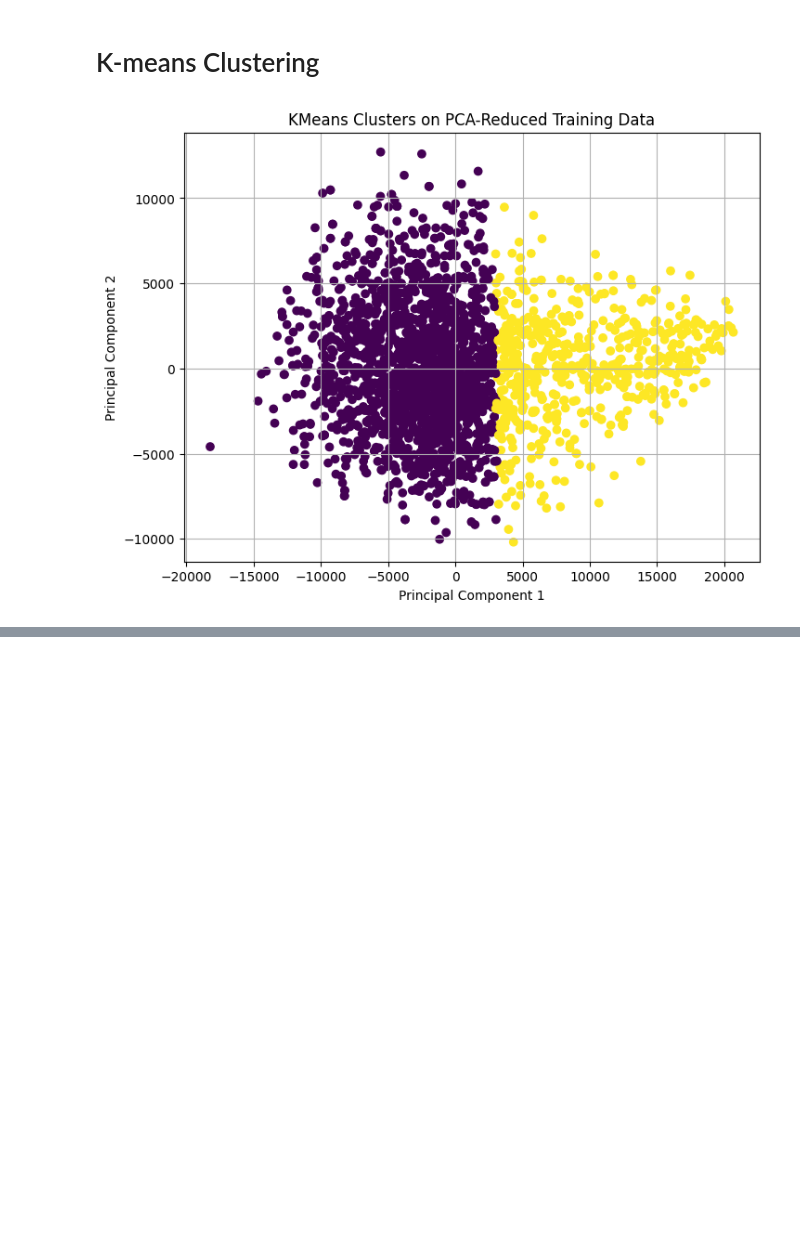
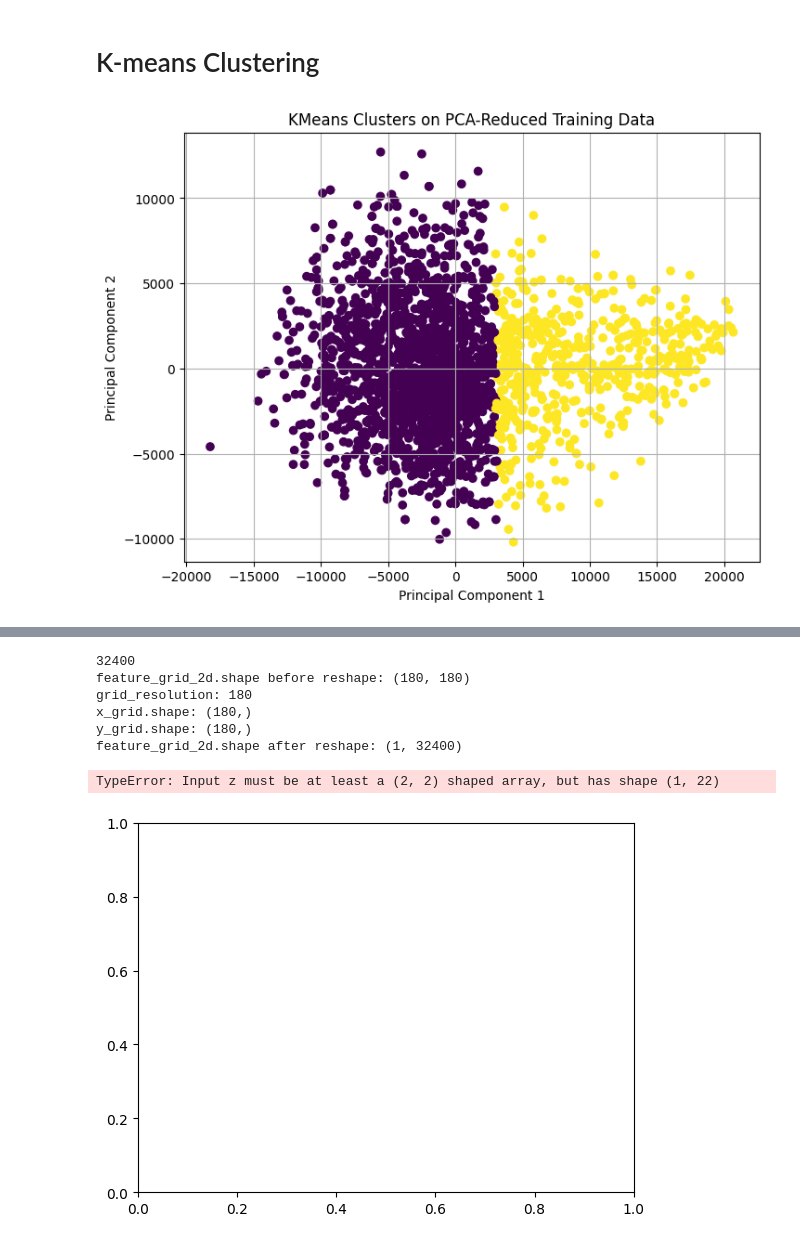
Before and after one commit to jsan712/Machine-Learning-Final-Project, a Jupyter notebook: ancient_egyptian_classification.ipynb, the cells around one changed output, grey strips where cells are left out. Drawn from its saved outputs; the diff is of its cells as text; code cells hidden in the pictures; blank space fills up the shorter version.

```diff
--- a/ancient_egyptian_classification.ipynb
+++ b/ancient_egyptian_classification.ipynb
@@ -482,0 +583,63 @@ In order to continue working on the project, the following questions need to be
+# %%
+num_pixels = 180 * 180  # Total features per image (32400)
+print(num_pixels)
+
+# Define grid resolution to achieve desired number of data points
+grid_resolution = int(np.sqrt(num_pixels))  # Square root of desired data points
+
+# Create grid points for each feature
+x_grid = np.linspace(X_train[:, 0].min(), X_train[:, 0].max(), grid_resolution)
+min_feature_value = y_train_int.min()  # Minimum value across all features in y_train
+max_feature_value = y_train_int.max()  # Maximum value across all features in y_train
+y_grid = np.linspace(min_feature_value, max_feature_value, grid_resolution)
+
+# Combine grids into a single array
+feature_grid_2d, _ = np.meshgrid(x_grid, y_grid)
+print("feature_grid_2d.shape before reshape:", feature_grid_2d.shape)  # Check if it's (180, 180)
+
+# Reshape feature_grid_2d to have 32400 rows (one row per data point)
+feature_grid_2d = feature_grid_2d.astype(np.float32)
+feature_grid_2d = feature_grid_2d.reshape(-1, num_pixels)
+
+print("grid_resolution:", grid_resolution)
+print("x_grid.shape:", x_grid.shape)
+print("y_grid.shape:", y_grid.shape)
+print("feature_grid_2d.shape after reshape:", feature_grid_2d.shape)
+
+
+Z = svm.decision_function(feature_grid_2d)
+# Z = Z.reshape(Z.shape[0], -1)
+
+# Plot the results
+plt.contourf(
+    feature_grid_2d[:, 0],
+    feature_grid_2d[:, 1],
+    Z,
+    cmap="coolwarm",
+    alpha=0.4,
+)
+
+plt.scatter(
+    X_train[:, 0],
+    X_train[:, 1],
+    c=y_train,
+    cmap="viridis",
+    edgecolors="k",
+    label="Training Data",
+)
+
+plt.xlabel("Feature 1")
+plt.ylabel("Feature 2")
+plt.title("SVM Decision Boundary (RBF Kernel)")
+plt.legend()
+plt.grid(True)
+plt.show()
+# %% [output]
+32400
+feature_grid_2d.shape before reshape: (180, 180)
+grid_resolution: 180
+x_grid.shape: (180,)
+y_grid.shape: (180,)
+feature_grid_2d.shape after reshape: (1, 32400)
+TypeError: Input z must be at least a (2, 2) shaped array, but has shape (1, 22)
+[figure, added]
```
Also changed, not shown: parts of 17 cells of this notebook.
